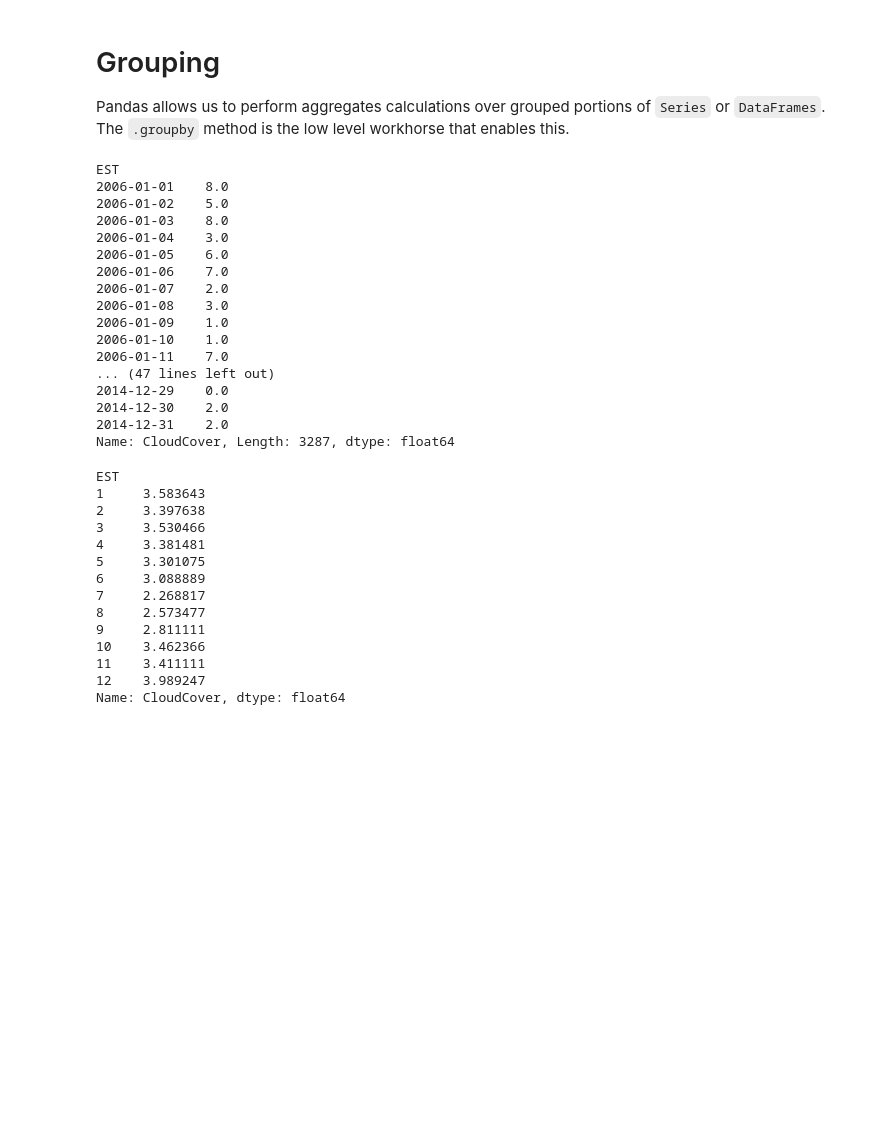
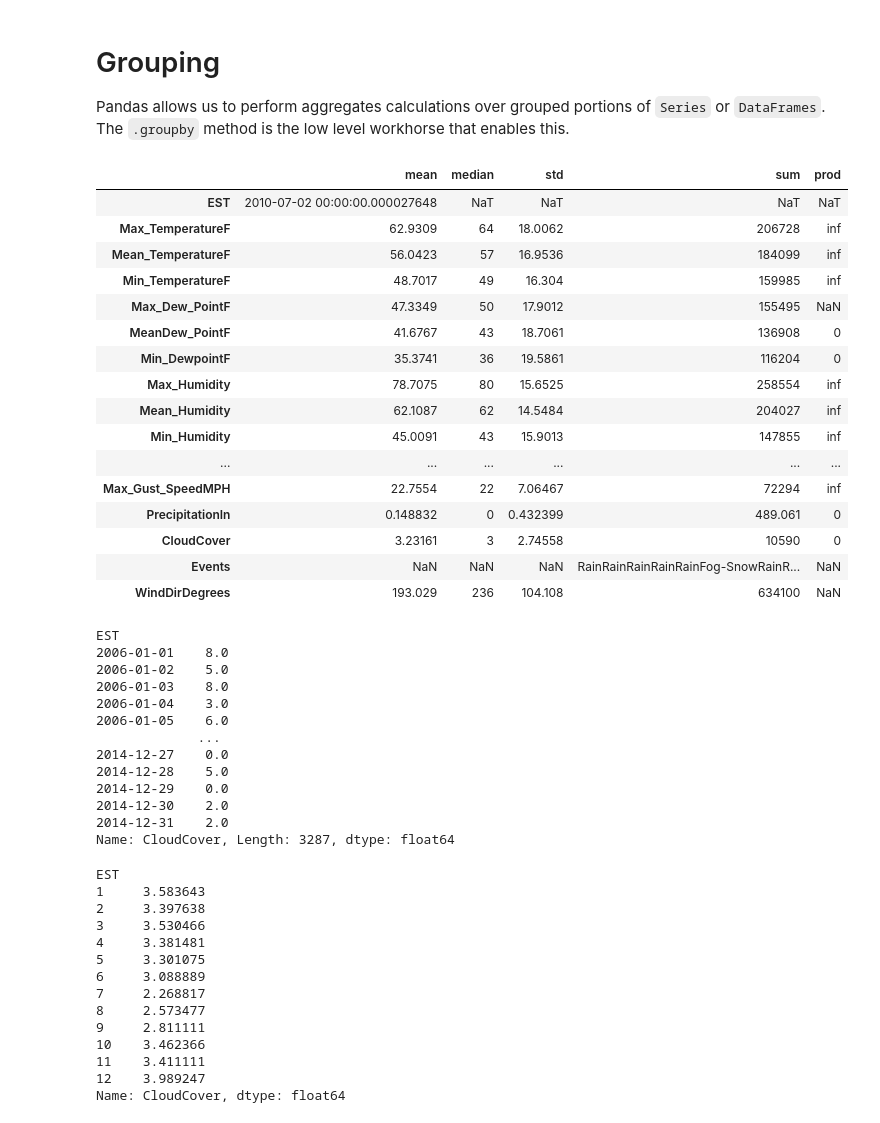
Before and after one commit to KasiBaskerLaxmanan/pyalgotrading, a Jupyter notebook: Pandas_Adv03_grouping_pivoting_soln.ipynb, the cells around one changed output. Saved outputs shown, nothing was run; the diff lists cells and outputs as text; code cells hidden in the pictures; blank space fills up the shorter version.

```diff
--- a/Pandas_Adv03_grouping_pivoting_soln.ipynb
+++ b/Pandas_Adv03_grouping_pivoting_soln.ipynb
@@ -7,7 +7,7 @@ import matplotlib
 import numpy as np
 # %%
 ### Data transformation from previous notebooks
-nyc = pd.read_csv('../data/central-park-raw.csv', parse_dates=[0])
+nyc = pd.read_csv('/content/central-park-raw.csv', parse_dates=[0])
 nyc.columns = [x.strip() for x in nyc.columns]
 nyc.columns = [x.replace(' ', '_') for x in nyc.columns]
 nyc.PrecipitationIn.replace("T", '0.001')
@@ -17,3 +37,24 @@ nyc['Events'] = nyc.Events.fillna('')
 # Grouping
 
 Pandas allows us to perform aggregates calculations over grouped portions of ``Series`` or ``DataFrames``. The ``.groupby`` method is the low level workhorse that enables this.
+# %%
+agg=nyc.agg(['mean','median','std','sum','prod']).T
+agg
+# %% [output]
+|  | mean | median | std | sum | prod |
+| EST | 2010-07-02 00:00:00.000027648 | NaT | NaT | NaT | NaT |
+| Max_TemperatureF | 62.9309 | 64 | 18.0062 | 206728 | inf |
+| Mean_TemperatureF | 56.0423 | 57 | 16.9536 | 184099 | inf |
+| Min_TemperatureF | 48.7017 | 49 | 16.304 | 159985 | inf |
+| Max_Dew_PointF | 47.3349 | 50 | 17.9012 | 155495 | NaN |
+| MeanDew_PointF | 41.6767 | 43 | 18.7061 | 136908 | 0 |
+| Min_DewpointF | 35.3741 | 36 | 19.5861 | 116204 | 0 |
+| Max_Humidity | 78.7075 | 80 | 15.6525 | 258554 | inf |
+| Mean_Humidity | 62.1087 | 62 | 14.5484 | 204027 | inf |
+| Min_Humidity | 45.0091 | 43 | 15.9013 | 147855 | inf |
+| ... | ... | ... | ... | ... | ... |
+| Max_Gust_SpeedMPH | 22.7554 | 22 | 7.06467 | 72294 | inf |
+| PrecipitationIn | 0.148832 | 0 | 0.432399 | 489.061 | 0 |
+| CloudCover | 3.23161 | 3 | 2.74558 | 10590 | 0 |
+| Events | NaN | NaN | NaN | RainRainRainRainRainFog-SnowRainR... | NaN |
+| WindDirDegrees | 193.029 | 236 | 104.108 | 634100 | NaN |
@@ -27,13 +73,9 @@ EST
 2006-01-03    8.0
 2006-01-04    3.0
 2006-01-05    6.0
-2006-01-06    7.0
-2006-01-07    2.0
-2006-01-08    3.0
-2006-01-09    1.0
-2006-01-10    1.0
-2006-01-11    7.0
-... (47 lines left out)
+             ...
+2014-12-27    0.0
+2014-12-28    5.0
 2014-12-29    0.0
 2014-12-30    2.0
 2014-12-31    2.0
```
Also changed, not shown: parts of 2 cells of this notebook.
